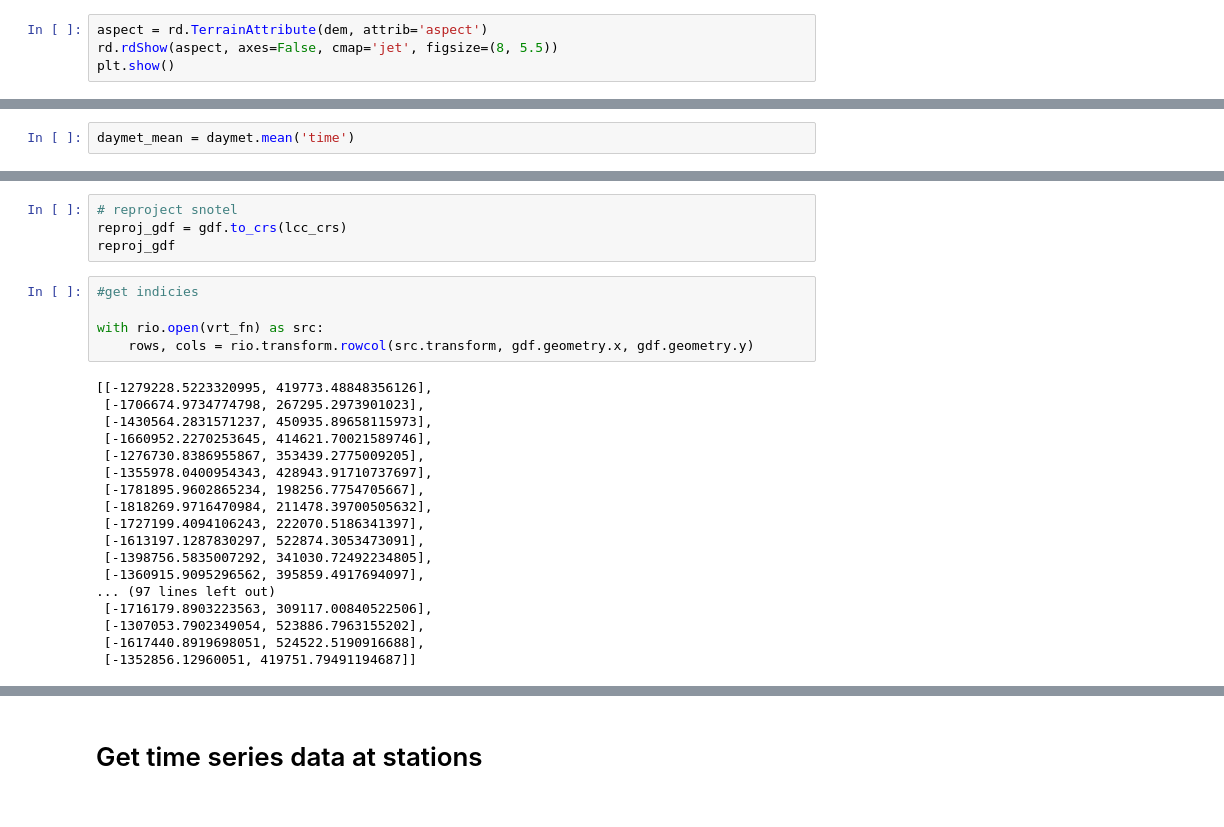
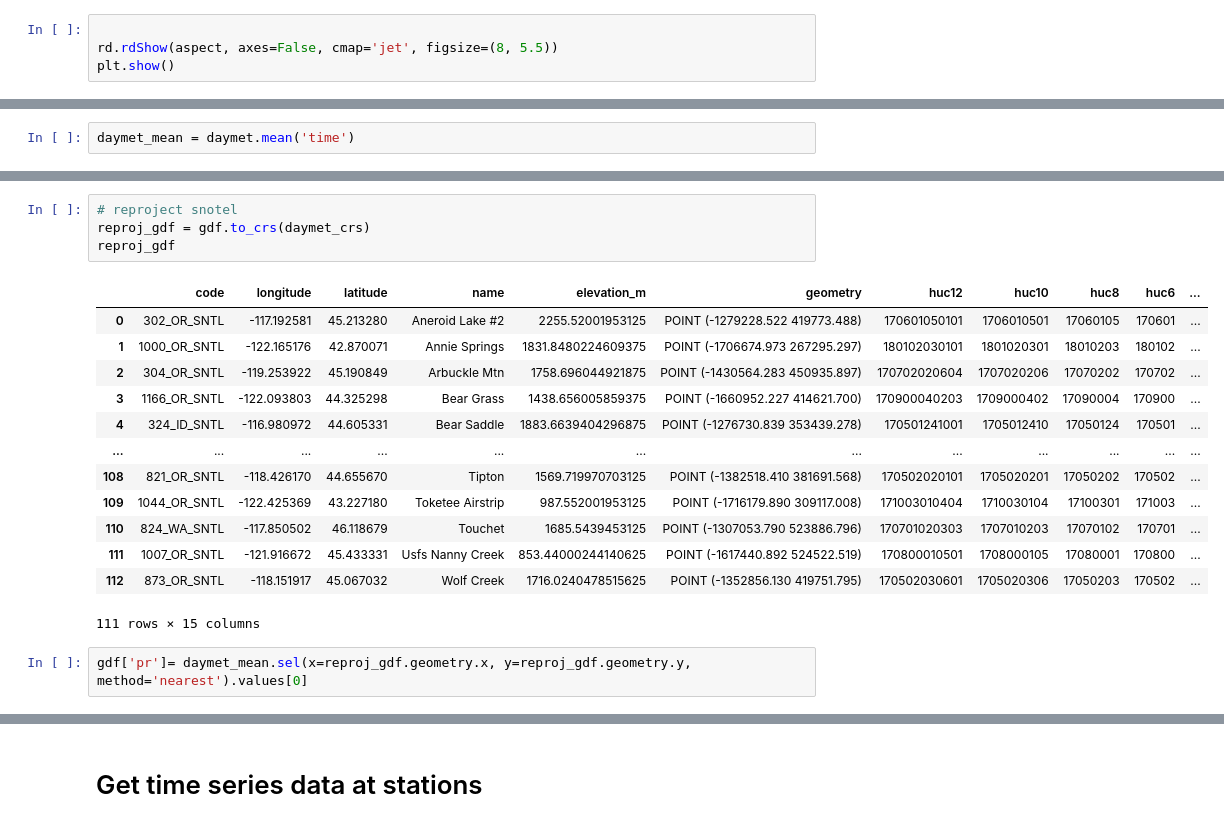
Before and after one commit to waterhackweek/whw2020_snowgw, a Jupyter notebook: BuildDB.ipynb, the cells around one changed output, grey strips where cells are left out. Drawn from its saved outputs; the diff is of its cells as text.

```diff
--- a/BuildDB.ipynb
+++ b/BuildDB.ipynb
@@ -396,7 +382,7 @@ gdf['slope'] = slope[rows,cols]
 # %%
 aspect = rd.TerrainAttribute(dem, attrib='aspect')
 # %%
-aspect = rd.TerrainAttribute(dem, attrib='aspect')
+
 rd.rdShow(aspect, axes=False, cmap='jet', figsize=(8, 5.5))
 plt.show()
 # %% [output]
@@ -491,27 +497,20 @@ daymet_mean
 # %%
 # reproject snotel
-reproj_gdf = gdf.to_crs(lcc_crs)
+reproj_gdf = gdf.to_crs(daymet_crs)
 reproj_gdf
+# %% [output]
+|  | code | longitude | latitude | name | elevation_m | geometry | huc12 | huc10 | huc8 | huc6 | ... |
+| 0 | 302_OR_SNTL | -117.192581 | 45.213280 | Aneroid Lake #2 | 2255.52001953125 | POINT (-1279228.522 419773.488) | 170601050101 | 1706010501 | 17060105 | 170601 | ... |
+| 1 | 1000_OR_SNTL | -122.165176 | 42.870071 | Annie Springs | 1831.8480224609375 | POINT (-1706674.973 267295.297) | 180102030101 | 1801020301 | 18010203 | 180102 | ... |
+| 2 | 304_OR_SNTL | -119.253922 | 45.190849 | Arbuckle Mtn | 1758.696044921875 | POINT (-1430564.283 450935.897) | 170702020604 | 1707020206 | 17070202 | 170702 | ... |
+| 3 | 1166_OR_SNTL | -122.093803 | 44.325298 | Bear Grass | 1438.656005859375 | POINT (-1660952.227 414621.700) | 170900040203 | 1709000402 | 17090004 | 170900 | ... |
+| 4 | 324_ID_SNTL | -116.980972 | 44.605331 | Bear Saddle | 1883.6639404296875 | POINT (-1276730.839 353439.278) | 170501241001 | 1705012410 | 17050124 | 170501 | ... |
+| ... | ... | ... | ... | ... | ... | ... | ... | ... | ... | ... | ... |
+| 108 | 821_OR_SNTL | -118.426170 | 44.655670 | Tipton | 1569.719970703125 | POINT (-1382518.410 381691.568) | 170502020101 | 1705020201 | 17050202 | 170502 | ... |
+| 109 | 1044_OR_SNTL | -122.425369 | 43.227180 | Toketee Airstrip | 987.552001953125 | POINT (-1716179.890 309117.008) | 171003010404 | 1710030104 | 17100301 | 171003 | ... |
+| 110 | 824_WA_SNTL | -117.850502 | 46.118679 | Touchet | 1685.5439453125 | POINT (-1307053.790 523886.796) | 170701020303 | 1707010203 | 17070102 | 170701 | ... |
+| 111 | 1007_OR_SNTL | -121.916672 | 45.433331 | Usfs Nanny Creek | 853.44000244140625 | POINT (-1617440.892 524522.519) | 170800010501 | 1708000105 | 17080001 | 170800 | ... |
+| 112 | 873_OR_SNTL | -118.151917 | 45.067032 | Wolf Creek | 1716.0240478515625 | POINT (-1352856.130 419751.795) | 170502030601 | 1705020306 | 17050203 | 170502 | ... |
+111 rows × 15 columns
-# %%
-#get indicies
-
-with rio.open(vrt_fn) as src:
-    rows, cols = rio.transform.rowcol(src.transform, gdf.geometry.x, gdf.geometry.y)
-# %% [output]
-[[-1279228.5223320995, 419773.48848356126],
- [-1706674.9734774798, 267295.2973901023],
- [-1430564.2831571237, 450935.89658115973],
- [-1660952.2270253645, 414621.70021589746],
- [-1276730.8386955867, 353439.2775009205],
- [-1355978.0400954343, 428943.91710737697],
- [-1781895.9602865234, 198256.7754705667],
- [-1818269.9716470984, 211478.39700505632],
- [-1727199.4094106243, 222070.5186341397],
- [-1613197.1287830297, 522874.3053473091],
- [-1398756.5835007292, 341030.72492234805],
- [-1360915.9095296562, 395859.4917694097],
-... (97 lines left out)
- [-1716179.8903223563, 309117.00840522506],
- [-1307053.7902349054, 523886.7963155202],
- [-1617440.8919698051, 524522.5190916688],
- [-1352856.12960051, 419751.79491194687]]
+# %%
+gdf['pr']= daymet_mean.sel(x=reproj_gdf.geometry.x, y=reproj_gdf.geometry.y, method='nearest').values[0]
```
Also changed, not shown: parts of 13 cells of this notebook.
